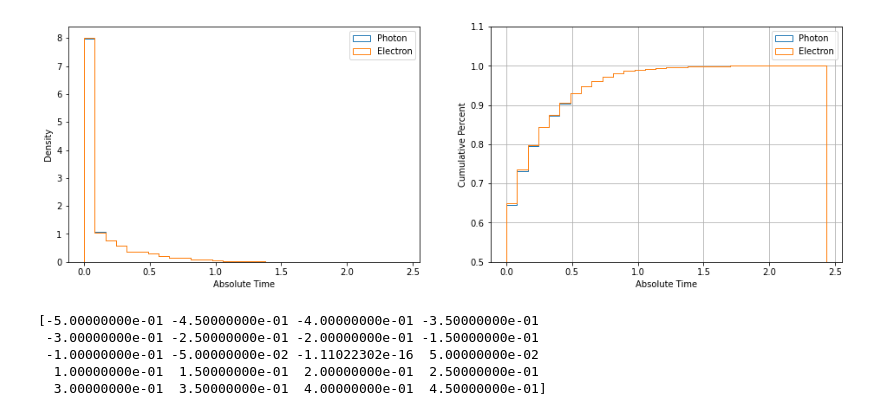
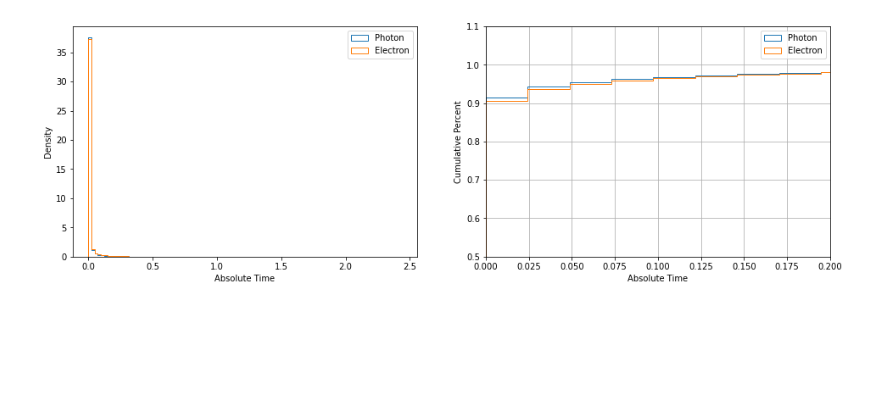
Before and after one commit to ekoenig4/ParticleImages, a Jupyter notebook: data-visualization.ipynb, the cells around one changed output. Cells and saved outputs as stored; diff of their text form; code cells hidden in the pictures; blank space fills up the shorter version.

```diff
--- a/data-visualization.ipynb
+++ b/data-visualization.ipynb
@@ -54,16 +74,9 @@ X_train = pic.remove_empty_pixels(X_train)
 unique_times = pic.unique_times(X_train)
 # %%
 fig,axs = plt.subplots(nrows=1,ncols=2,figsize=(16,5))
-pic.plot_abstime(X_train,y_train,figax=(fig,axs[0]))
-pic.plot_abstime_cdf(X_train,y_train,figax=(fig,axs[1]))
+pic.plot_abstime(X_train,y_train,bins=100,energy_weights=True,figax=(fig,axs[0]))
+pic.plot_abstime_cdf(X_train,y_train,bins=100,energy_weights=True,figax=(fig,axs[1]))
+axs[1].set_xlim(0.,0.2)
 plt.show()
 # %% [output]
-[figure, old version]
+[figure, new version]
-# %%
-X_e,X_t,maxframes,time_bins = pic.timeordered_BC(X_train,min_t=-0.5,max_t=0.5,t_step=0.05)
-# %% [output]
-[-5.00000000e-01 -4.50000000e-01 -4.00000000e-01 -3.50000000e-01
- -3.00000000e-01 -2.50000000e-01 -2.00000000e-01 -1.50000000e-01
- -1.00000000e-01 -5.00000000e-02 -1.11022302e-16  5.00000000e-02
-  1.00000000e-01  1.50000000e-01  2.00000000e-01  2.50000000e-01
-  3.00000000e-01  3.50000000e-01  4.00000000e-01  4.50000000e-01]
```
Also changed, not shown: parts of 10 cells of this notebook, 7 other files.
